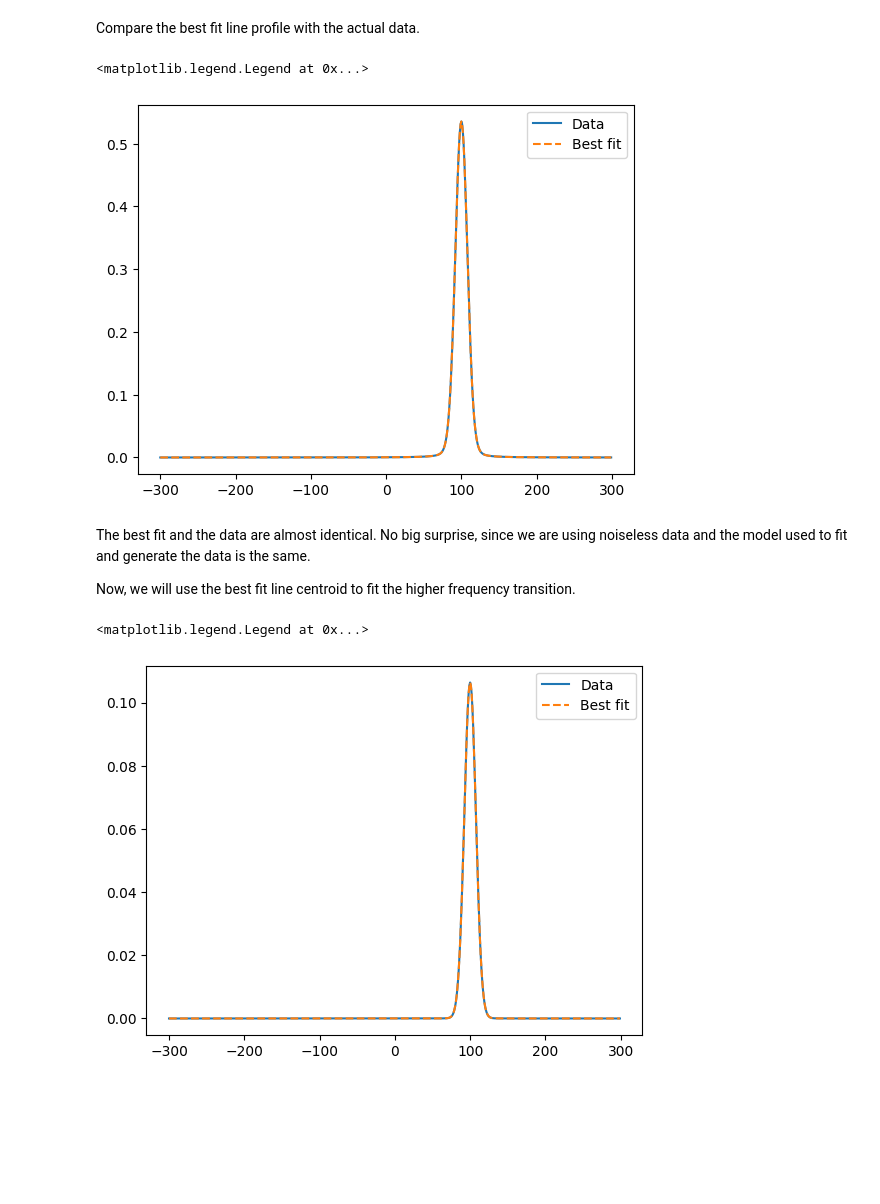
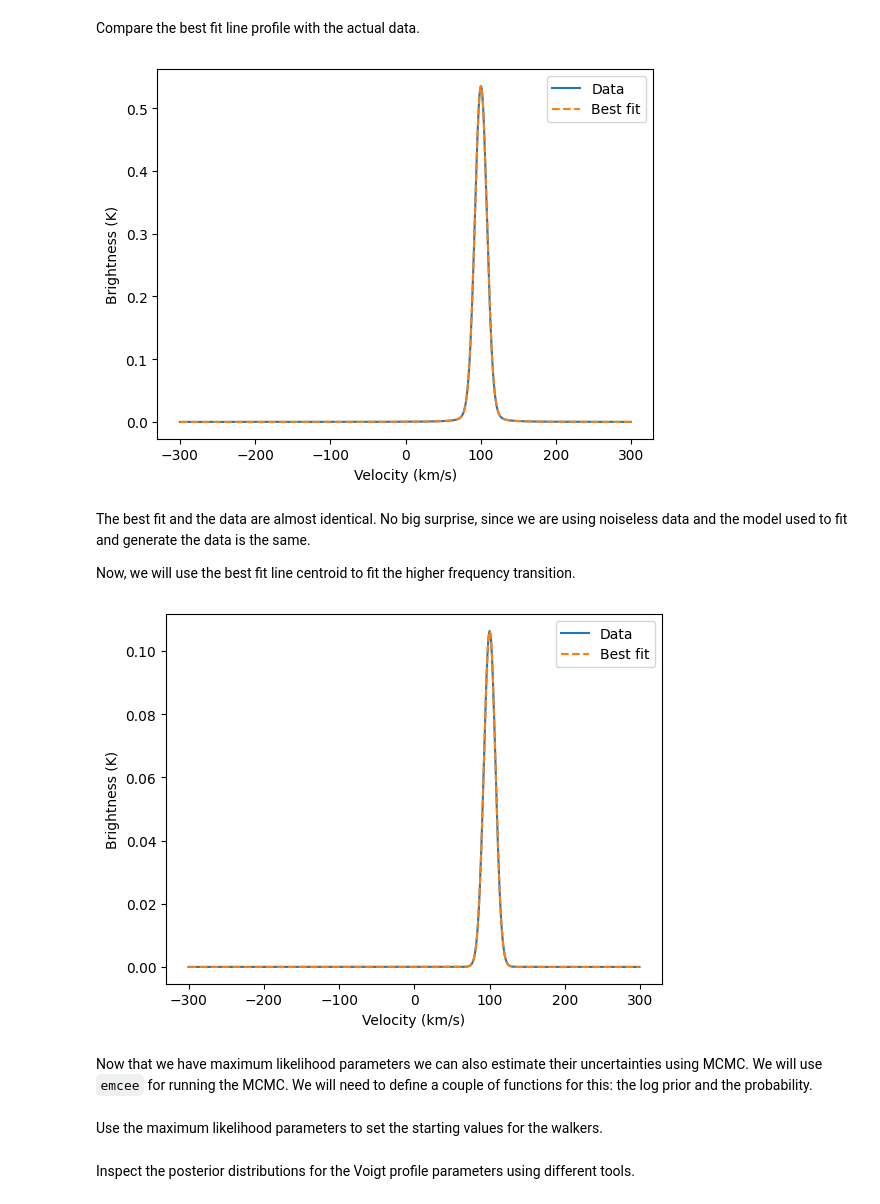
Before and after one commit to astrofle/RRLpy, a Jupyter notebook: examples/fit_lines.ipynb, the cells around one changed output. Drawn from its saved outputs; the diff is of its cells as text; code cells hidden in the pictures; blank space fills up the shorter version.

Commit message:
Adds MCMC fitting

```diff
--- a/examples/fit_lines.ipynb
+++ b/examples/fit_lines.ipynb
@@ -87,19 +89,35 @@ We define a model and a log likelihood function. For the model we use a Voigt li
 def model(params, x_axis, v_cen=None):
     """
     Generates the RRL spectra given the current vector of parameters values.
+    The central velocity, `v_cen`, can be given or a parameter to be fit.
+    """
+
+    if v_cen is not None:
+        center = v_cen
+        amplitude, sigma, gamma = unpack_params(params)
+    else:
+        amplitude, sigma, gamma, center = unpack_params(params)
+
+    profile = voigt(x_axis, sigma, gamma, center, amplitude)
+
+    return profile
+
+
+def unpack_params(params):
+    """
+    Unpack parameters into amplitude, sigma, gamma,
+    and, if appropriate, center.
     """
 
     amplitude = params[0]
     sigma = params[1]
     gamma = params[2]
-    center = params[3]
+    pars = amplitude, sigma, gamma
+    if len(params) == 4:
+        center = params[3]
+        pars += (center,)
 
-    if v_cen is not None:
-        center = v_cen
-
-    profile = voigt(x_axis, sigma, gamma, center, amplitude)
-
-    return profile
+    return pars
 
 
 def log_likelihood(params, x, y, yerr, v_cen=None):
@@ -141,17 +159,19 @@ Compare the best fit line profile with the actual data.
 # %%
 plt.figure()
 plt.plot(velo, spec_260, label="Data")
 plt.plot(velo, model(soln.x, velo), label="Best fit", ls="--")
 plt.legend()
+plt.xlabel("Velocity (km/s)")
+plt.ylabel("Brightness (K)");
 # %% [output]
-<matplotlib.legend.Legend at 0x...>
-[figure, old version]
+[figure, new version]
 # %% [markdown]
 The best fit and the data are almost identical. No big surprise, since we are using noiseless data and the model used to fit and generate the data is the same.
 
 Now, we will use the best fit line centroid to fit the higher frequency transition.
 # %%
 v_cen_260 = soln.x[-1] # Use the line centroid from the lower frequency fit.
+pos = soln.x[:-1]
 sol_180 = minimize(nll, pos, args=(velo, spec_180, 1., v_cen_260))
 
 # Plot the solution and the data.
@@ -159,6 +179,9 @@ plt.figure()
 plt.plot(velo, spec_180, label="Data")
 plt.plot(velo, model(sol_180.x, velo, v_cen=v_cen_260), label="Best fit", ls="--")
 plt.legend()
+plt.xlabel("Velocity (km/s)")
+plt.ylabel("Brightness (K)");
 # %% [output]
-<matplotlib.legend.Legend at 0x...>
-[figure, old version]
+[figure, new version]
+# %% [markdown]
+Now that we have maximum likelihood parameters we can also estimate their uncertainties using MCMC. We will use `emcee` for running the MCMC. We will need to define a couple of functions for this: the log prior and the probability.
@@ -164,0 +222,2 @@ plt.legend()
+# %% [markdown]
+Use the maximum likelihood parameters to set the starting values for the walkers.
@@ -164,0 +233,2 @@ plt.legend()
+# %% [markdown]
+Inspect the posterior distributions for the Voigt profile parameters using different tools.
```
Also changed, not shown: parts of 12 cells of this notebook.
